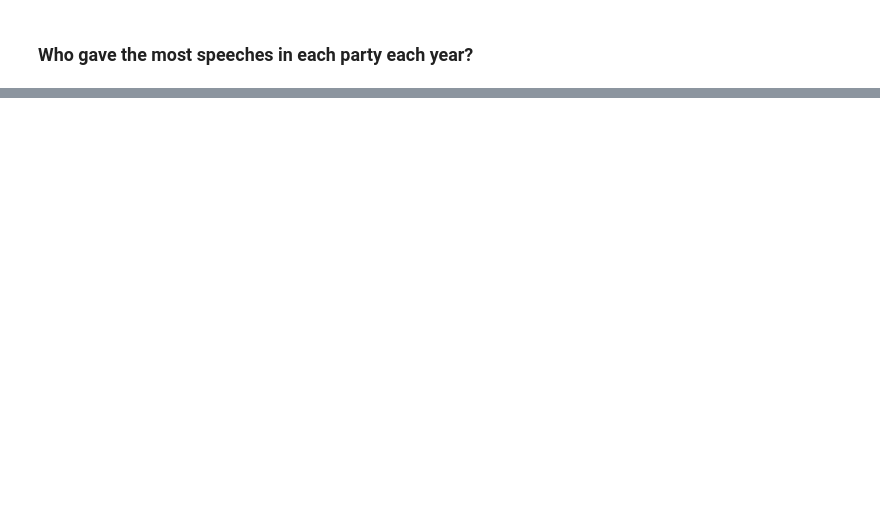
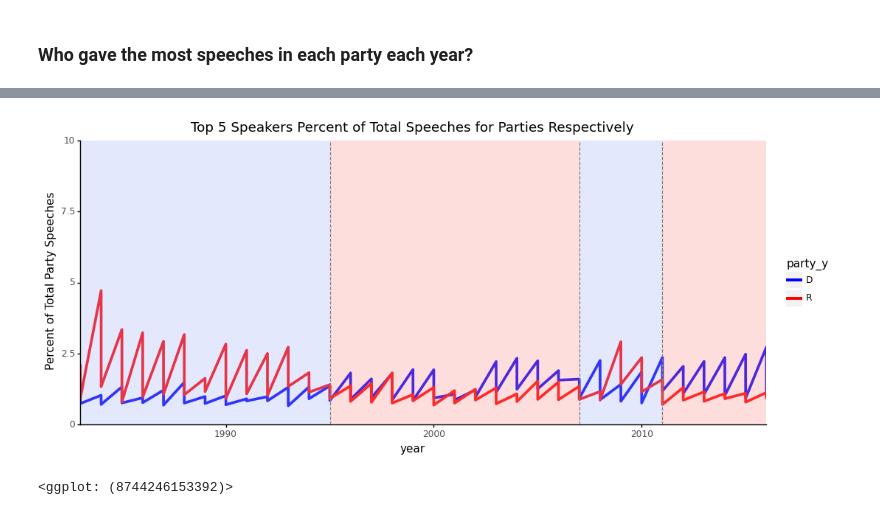
Before and after one commit to JM-Pearl/Dissertation, a Jupyter notebook: EDA House Speeches.ipynb, the cells around one changed output, grey strips where cells are left out. Saved outputs shown, nothing was run; the diff lists cells and outputs as text; code cells hidden in the pictures; blank space fills up the shorter version.

```diff
--- a/EDA House Speeches.ipynb
+++ b/EDA House Speeches.ipynb
@@ -214,3 +303,34 @@ Uh Oh... Noticing here that there is some significnat mislabeling of representat
+# %%
+sum_count = indiv_count.groupby(['year','party_y','speaker']).agg({'speech_id': 'sum'})
+pct_top_5_speakers = (sum_count.groupby(level=0).apply(lambda x: 100 * x / float(x.sum()))
+     .reset_index()
+    .groupby(['year','party_y']).apply(lambda x: x.sort_values('speech_id',ascending=False))
+    .drop(['year','party_y'],1)
+    .reset_index()
+    .groupby(['year','party_y']).head(5))
+(
+ggplot(pct_top_5_speakers,
+       aes(x = 'year', y='speech_id',color='party_y')) +
+    geoms.geom_line(size=1.5) +
+    theme(panel_background=element_blank(),
+          axis_line=element_line(),
+         figure_size=(12,5)) +
+    ylab('Percent of Total Party Speeches') +
+    ggtitle("Top 5 Speakers Percent of Total Speeches for Parties Respectively") +
+    scales.scale_y_continuous(expand=[0,0]) +
+    scales.scale_x_continuous(expand=[0,0]) +
+    scales.scale_color_manual(values=['Blue','Red']) +
+    annotate('rect',xmin=1983,xmax=1995,ymin=0,ymax=10,fill='#a5b3f7',alpha=0.3) +
+    annotate('rect',xmin=1995,xmax=2007,ymin=0,ymax=10,fill='#fc8f8f',alpha=0.3) +
+    annotate('rect',xmin=2007,xmax=2011,ymin=0,ymax=10,fill='#a5b3f7',alpha=0.3) +
+    annotate('rect',xmin=2011,xmax=2016,ymin=0,ymax=10,fill='#fc8f8f',alpha=0.3) +
+    annotate('segment',x=1995,xend=1995,y=0,yend=10,color='grey',linetype='dashed') +
+    annotate('segment',x=2007,xend=2007,y=0,yend=10,color='grey',linetype='dashed') +
+    annotate('segment',x=2011,xend=2011,y=0,yend=10,color='grey',linetype='dashed')
+)
+# %% [output]
+[figure, added]
+<ggplot: (8744246153392)>
 # %%
 
 (
```
Also changed, not shown: parts of 22 cells of this notebook.
